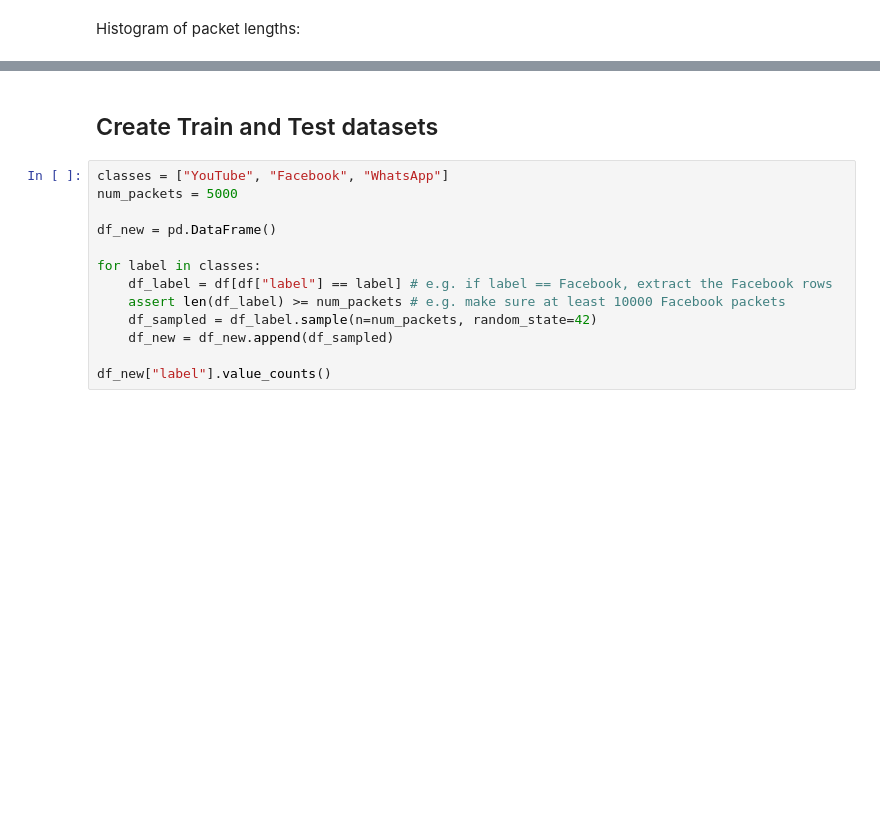
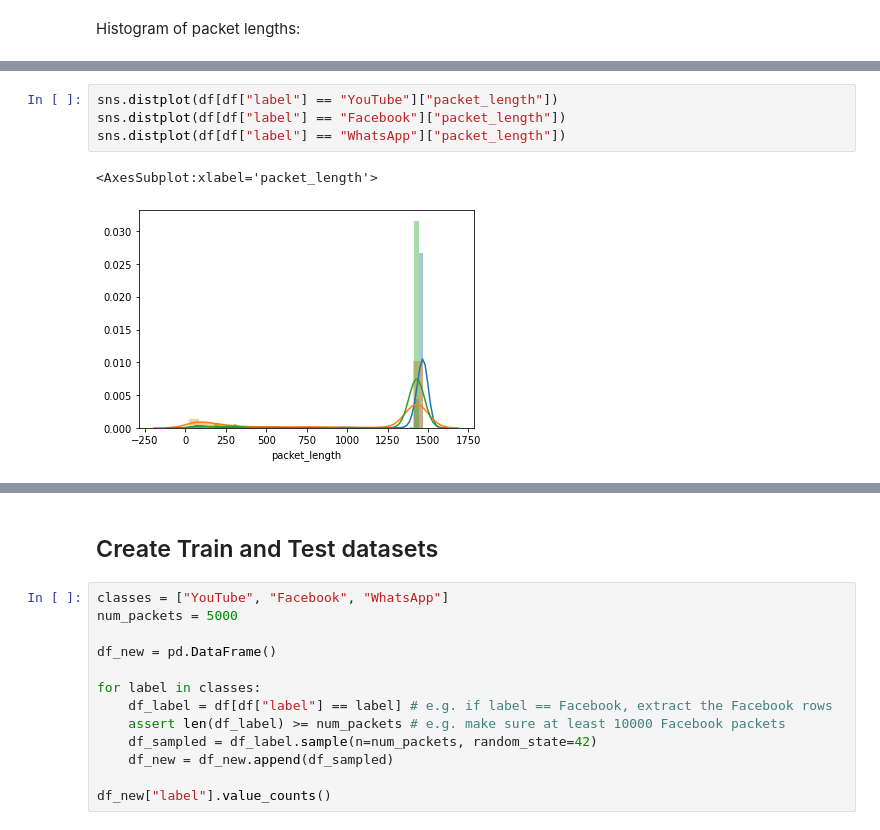
Before and after one commit to Chiratidzo/EncrypytedTrafficClassifier, a Jupyter notebook: preprocessing/train-test-data-construction/train_test_splitter.ipynb, the cells around one changed output, grey strips where cells are left out. Saved outputs shown, nothing was run; the diff lists cells and outputs as text; blank space fills up the shorter version.

```diff
--- a/preprocessing/train-test-data-construction/train_test_splitter.ipynb
+++ b/preprocessing/train-test-data-construction/train_test_splitter.ipynb
@@ -40,0 +48,7 @@ packet_lengths.plot.hist(bins = list(range(0, 1600, 20)))
+# %%
+sns.distplot(df[df["label"] == "YouTube"]["packet_length"])
+sns.distplot(df[df["label"] == "Facebook"]["packet_length"])
+sns.distplot(df[df["label"] == "WhatsApp"]["packet_length"])
+# %% [output]
+<AxesSubplot:xlabel='packet_length'>
+[figure, added]
```
Also changed, not shown: parts of 9 cells of this notebook.
